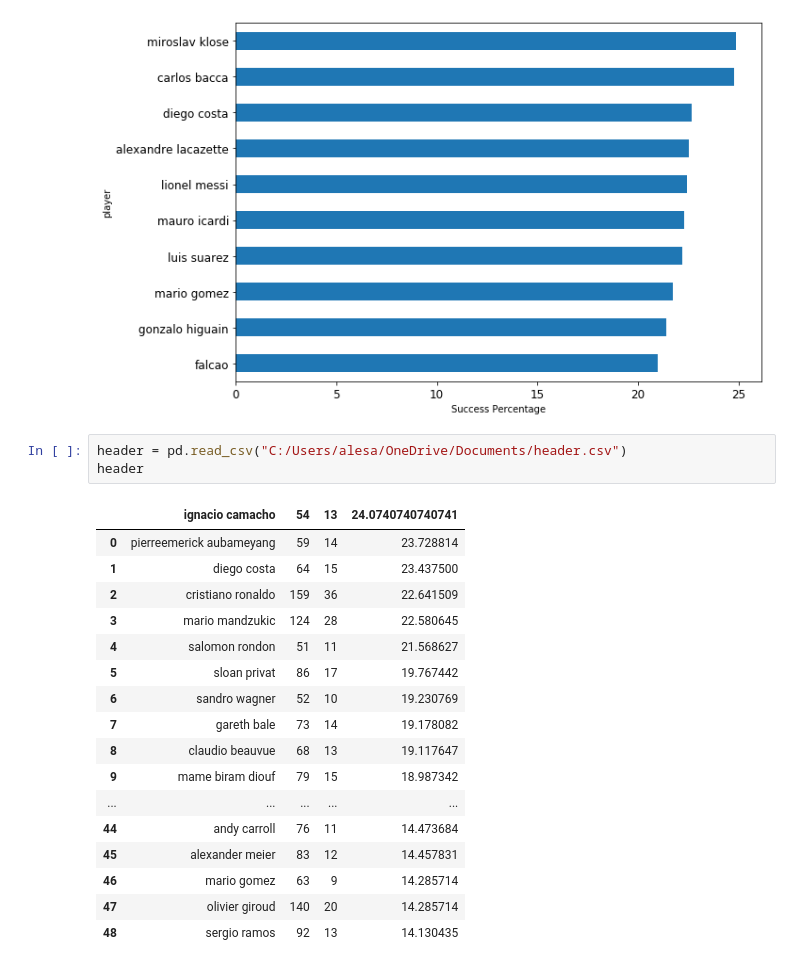
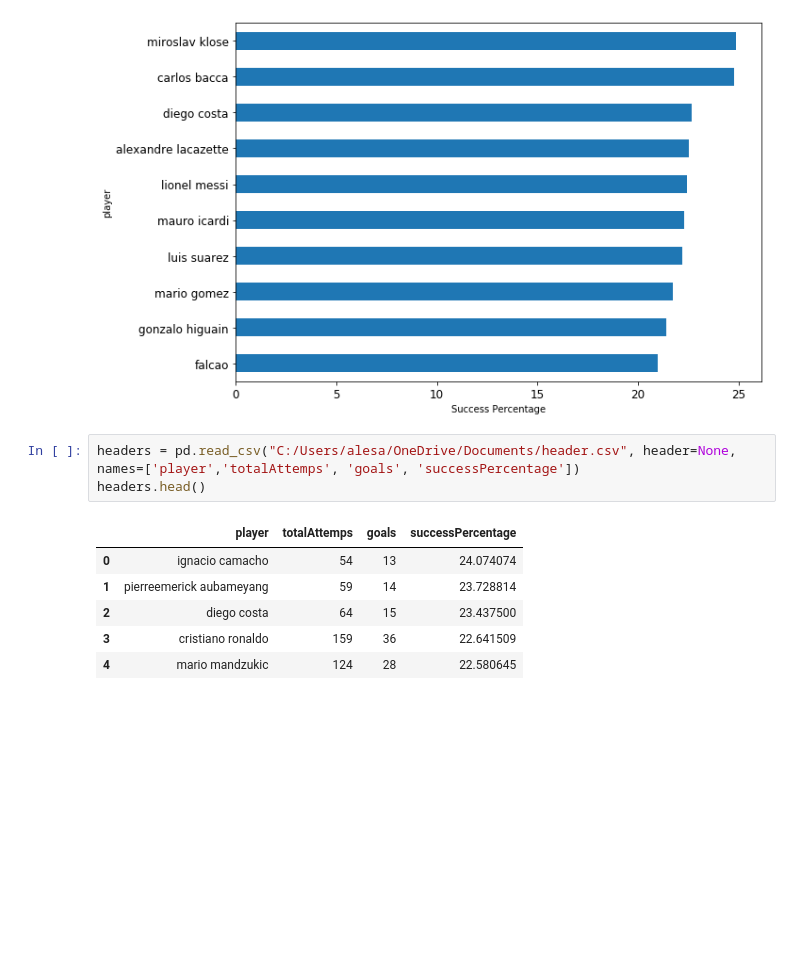
Before and after one commit to alesalsa10/Soccer_Events_Analysis, a Jupyter notebook: SocerStats.ipynb, the cells around one changed output. Saved outputs shown, nothing was run; the diff lists cells and outputs as text; blank space fills up the shorter version.

```diff
--- a/SocerStats.ipynb
+++ b/SocerStats.ipynb
@@ -33,23 +22,12 @@ ax.invert_yaxis()
 # %% [output]
 [figure]
 # %%
-header = pd.read_csv("C:/Users/alesa/OneDrive/Documents/header.csv")
-header
+headers = pd.read_csv("C:/Users/alesa/OneDrive/Documents/header.csv", header=None, names=['player','totalAttemps', 'goals', 'successPercentage'])
+headers.head()
 # %% [output]
-|  | ignacio camacho | 54 | 13 | 24.0740740740741 |
-| 0 | pierreemerick aubameyang | 59 | 14 | 23.728814 |
-| 1 | diego costa | 64 | 15 | 23.437500 |
-| 2 | cristiano ronaldo | 159 | 36 | 22.641509 |
-| 3 | mario mandzukic | 124 | 28 | 22.580645 |
-| 4 | salomon rondon | 51 | 11 | 21.568627 |
-| 5 | sloan privat | 86 | 17 | 19.767442 |
-| 6 | sandro wagner | 52 | 10 | 19.230769 |
-| 7 | gareth bale | 73 | 14 | 19.178082 |
-| 8 | claudio beauvue | 68 | 13 | 19.117647 |
-| 9 | mame biram diouf | 79 | 15 | 18.987342 |
-| ... | ... | ... | ... | ... |
-| 44 | andy carroll | 76 | 11 | 14.473684 |
-| 45 | alexander meier | 83 | 12 | 14.457831 |
-| 46 | mario gomez | 63 | 9 | 14.285714 |
-| 47 | olivier giroud | 140 | 20 | 14.285714 |
-| 48 | sergio ramos | 92 | 13 | 14.130435 |
+|  | player | totalAttemps | goals | successPercentage |
+| 0 | ignacio camacho | 54 | 13 | 24.074074 |
+| 1 | pierreemerick aubameyang | 59 | 14 | 23.728814 |
+| 2 | diego costa | 64 | 15 | 23.437500 |
+| 3 | cristiano ronaldo | 159 | 36 | 22.641509 |
+| 4 | mario mandzukic | 124 | 28 | 22.580645 |
```
Also changed, not shown: parts of 10 cells of this notebook.
